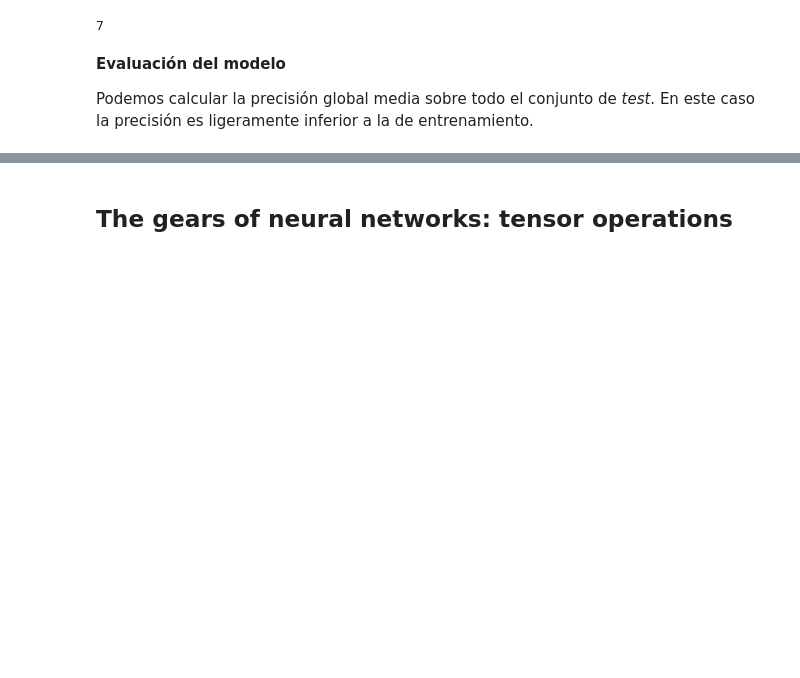
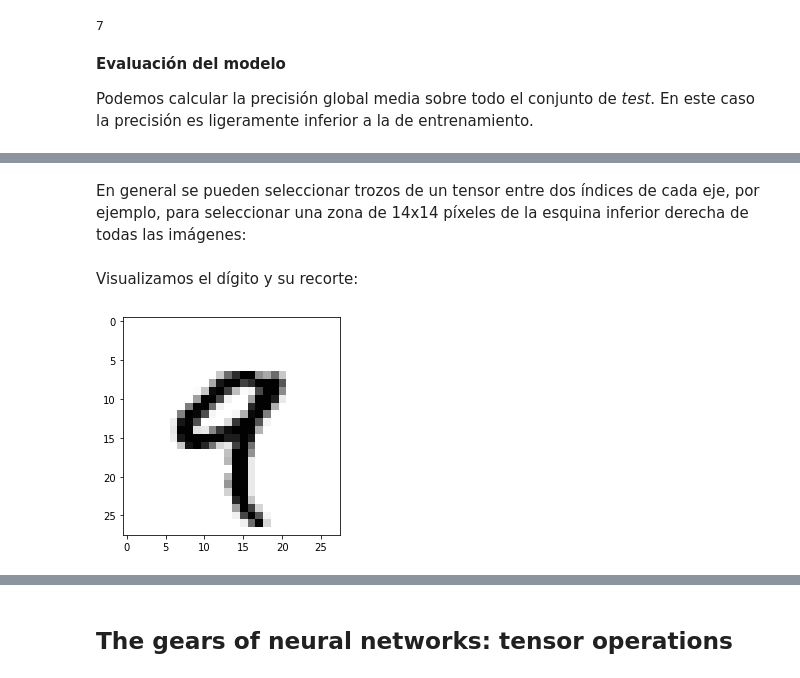
Before and after one commit to ayrna/deep-learning-with-python-notebooks, a Jupyter notebook: chapter02_mathematical-building-blocks.ipynb, the cells around one changed output, grey strips where cells are left out. Drawn from its saved outputs; the diff is of its cells as text; code cells hidden in the pictures; blank space fills up the shorter version.

Commit message:
Finalizada sección de datos para ANNs

```diff
--- a/chapter02_mathematical-building-blocks.ipynb
+++ b/chapter02_mathematical-building-blocks.ipynb
@@ -275,2 +344,12 @@ my_slice.shape
+# %% [markdown]
+En general se pueden seleccionar trozos de un tensor entre dos índices de cada eje, por ejemplo, para seleccionar una zona de 14x14 píxeles de la esquina inferior derecha de todas las imágenes:
 # %%
 my_slice = train_images[:, 14:, 14:]
+# %% [markdown]
+Visualizamos el dígito y su recorte:
+# %%
+digit = train_images[4]
+plt.imshow(digit, cmap=plt.cm.binary)
+plt.show()
+# %% [output]
+[figure, added]
```
Also changed, not shown: parts of 59 cells of this notebook.
